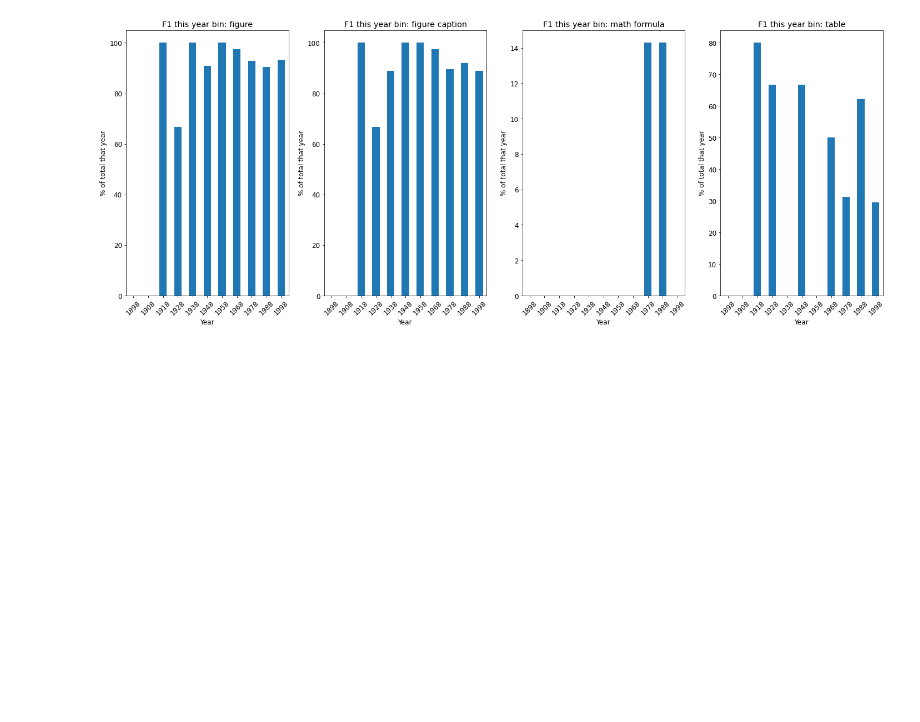
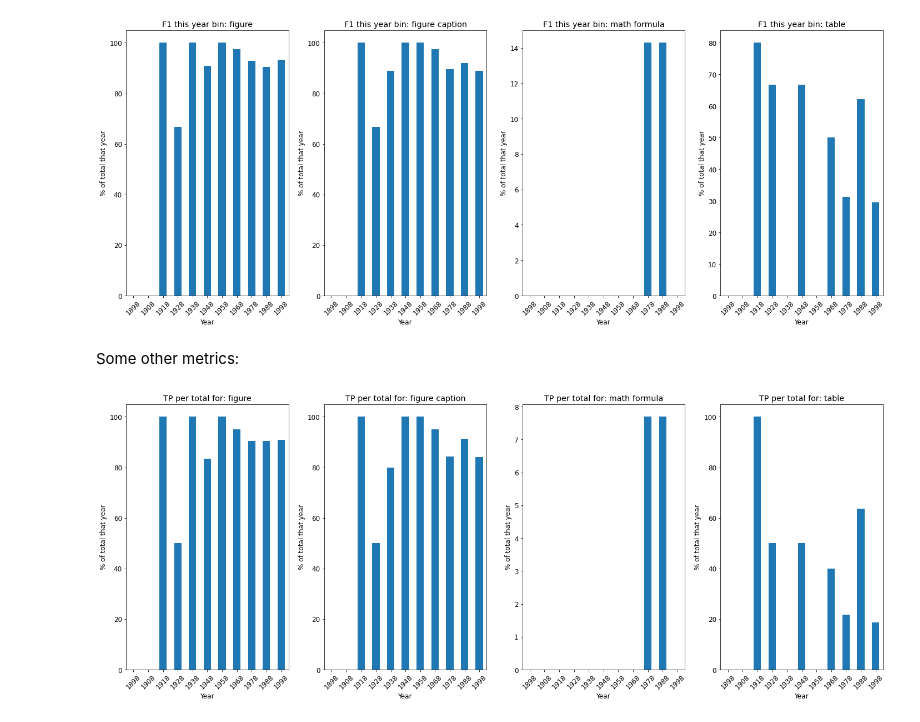
Before and after one commit to ReadingTimeMachine/figure_and_caption_extraction, a Jupyter notebook: explore_calculate_metrics.ipynb, the cells around one changed output. Cells and saved outputs as stored; diff of their text form; code cells hidden in the pictures; blank space fills up the shorter version.

```diff
--- a/explore_calculate_metrics.ipynb
+++ b/explore_calculate_metrics.ipynb
@@ -160,18 +178,0 @@ years_u = np.unique(years).astype('int')
-# %%
-TPyear = np.zeros([len(years_u),len(LABELS)])
-FPyear = np.zeros([len(years_u),len(LABELS)])
-FNyear = np.zeros([len(years_u),len(LABELS)])
-TTyear = np.zeros([len(years_u),len(LABELS)])
-
-for t,b,l,s,y in zip(truebox3,boxes_sq5,labels_sq5,scores_sq5,years):
-    TPv2, FPv2, FNv2, totalTruev2 = calc_base_metrics_allboxes_cv(LABELS,
-                                                                  [scoremin],
-                                                                  [ioumin],
-                                                                  [t],[b],[l],[s],
-                                                                  n_folds_cv=1)
-    # then fill
-    ind = np.where(years_u == int(y))[0]
-    TPyear[ind,:] += TPv2.flatten()
-    FPyear[ind,:] += FPv2.flatten()
-    FNyear[ind,:] += FNv2.flatten()
-    TTyear[ind,:] += totalTruev2.flatten()
@@ -215,0 +179,3 @@ for il,l in enumerate(LABELS):
+# %%
+df = get_years_dataframe(imgs_name,scoremin,ioumin,LABELS,
+                       truebox3,boxes_sq5,labels_sq5,scores_sq5)
@@ -268,3 +236,29 @@ plt.tight_layout()
 plt.show()
 # %% [output]
 [figure]
+# %% [markdown]
+Some other metrics:
+# %%
+# loop and plot
+qname = 'TP:'
+bname = 'total:'
+qlabel = 'TP'
+fig, ax = plt.subplots(1,len(LABELS), figsize=(20,8))
+matplotlib.rcParams.update({'font.size': 12})
+
+for il,l in enumerate(LABELS):
+    counts = pd.Series(index=df['years'],data=np.array(df[qname+l])).resample(sampleHist).sum()
+    tot = pd.Series(index=df['years'],data=np.array(df[bname+l])).resample(sampleHist).sum()
+    with np.errstate(invalid='ignore'): # take care of zeros later
+        quant = pd.Series(index=tot.index,data=np.array(100*counts.values/tot.values))
+
+    quant.plot(kind='bar',ax=ax[il])
+    ax[il].set_xticklabels([x.strftime("%Y") for x in quant.index], rotation=45)
+    ax[il].set_title(qlabel+' per total for: ' + l)
+    ax[il].set_ylabel('% of total that year')
+    ax[il].set_xlabel('Year')
+#plt.show()
+plt.tight_layout()
+#plt.savefig(saveFigDir+'yolo_noOCR_truePositives_per_year.png')
+# %% [output]
+[figure, added]
```
Also changed, not shown: parts of 28 cells of this notebook, 1 other file.
